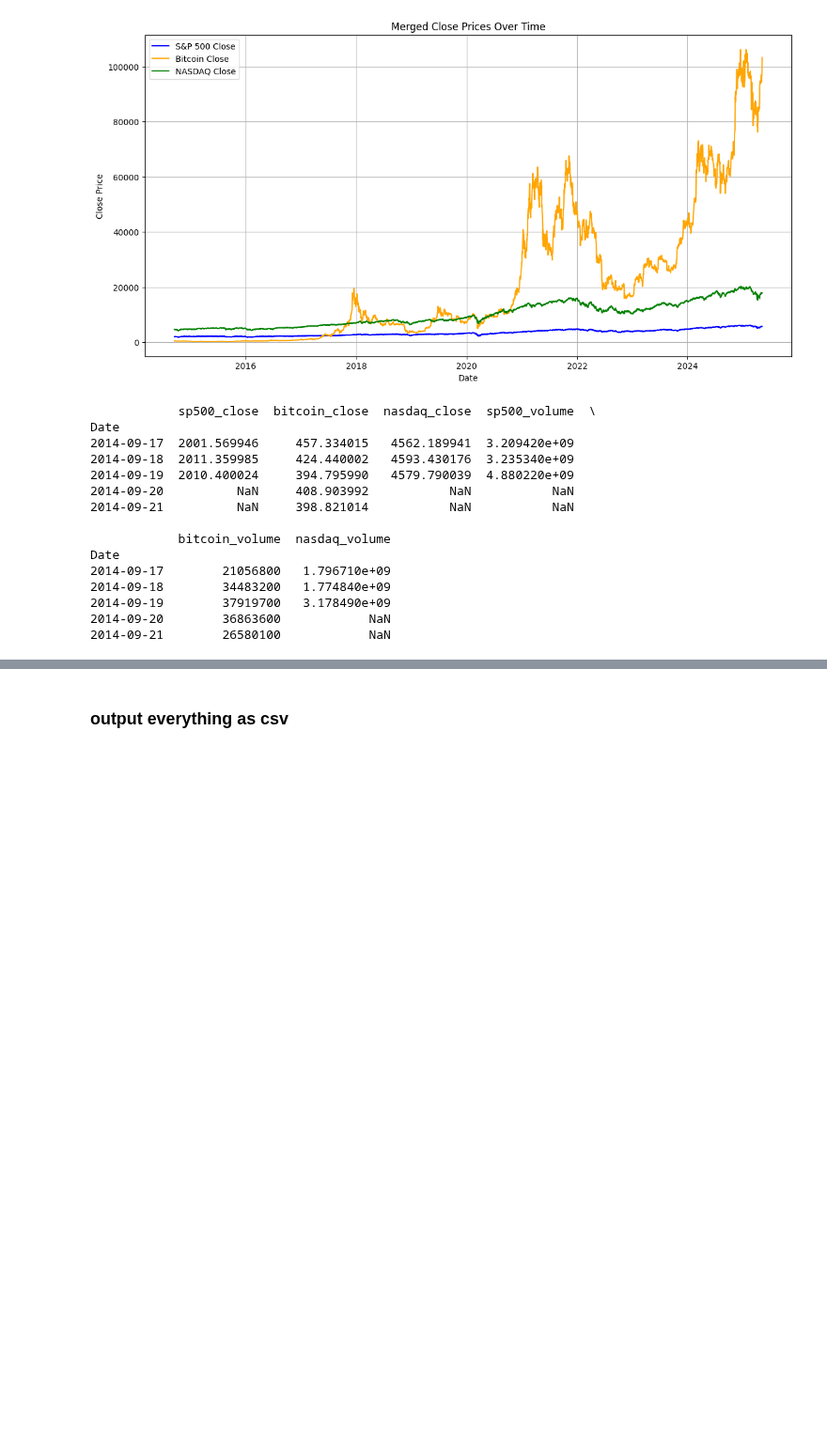
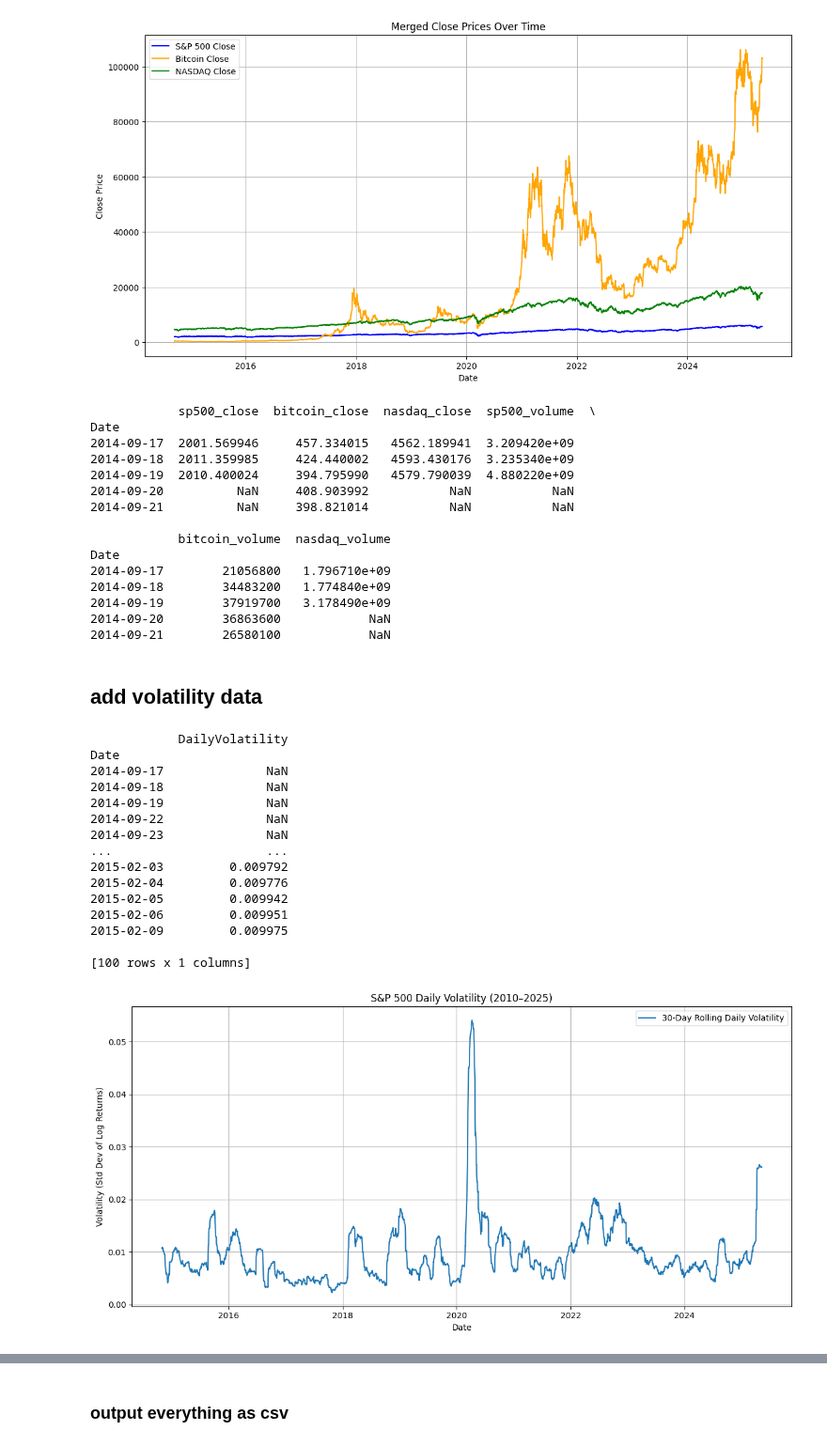
Before and after one commit to pmoll01/COIN2025_VollVertnuetelt, a Jupyter notebook: data/finance_data/finance_data_scrape.ipynb, the cells around one changed output, grey strips where cells are left out. Shown at 94% size. Drawn from its saved outputs; the diff is of its cells as text; code cells hidden in the pictures; blank space fills up the shorter version.

Commit message:
add volatility for all indices in the csv

```diff
--- a/data/finance_data/finance_data_scrape.ipynb
+++ b/data/finance_data/finance_data_scrape.ipynb
@@ -6,10 +6,10 @@
 import yfinance as yf
 
 # S&P 500 Index from Yahoo Finance
-sp500 = yf.Ticker("^GSPC")
+sp500_data = yf.Ticker("^GSPC")
 
 # Download historical data for the last 15 years
-sp500_data = sp500.history(period="15y", interval="1d")
+sp500_data = sp500_data.history(period="15y", interval="1d")
 
 #print the first few rows of the data
 print(sp500_data.head())
@@ -227,3 +227,44 @@ Date
 2014-09-19        37919700   3.178490e+09
 2014-09-20        36863600            NaN
 2014-09-21        26580100            NaN
+# %% [markdown]
+## add volatility data
+# %%
+import numpy as np
+
+# 2. Calculate daily log returns
+sp500_data['LogReturn'] = (sp500_data['sp500_close'] / sp500_data['sp500_close'].shift(1)).apply(lambda x: np.log(x))
+
+# 3. Calculate rolling daily volatility (e.g. 30-day window)
+# This gives the rolling standard deviation of daily returns
+sp500_data['DailyVolatility'] = sp500_data['LogReturn'].rolling(window=30).std()
+
+print(sp500_data[['DailyVolatility']].head(100))
+
+# 4. Plot the daily volatility
+plt.figure(figsize=(12,6))
+plt.plot(sp500_data.index, sp500_data['DailyVolatility'], label='30-Day Rolling Daily Volatility')
+plt.title('S&P 500 Daily Volatility (2010–2025)')
+plt.xlabel('Date')
+plt.ylabel('Volatility (Std Dev of Log Returns)')
+plt.legend()
+plt.grid(True)
+plt.tight_layout()
+plt.show()
+# %% [output]
+            DailyVolatility
+Date
+2014-09-17              NaN
+2014-09-18              NaN
+2014-09-19              NaN
+2014-09-22              NaN
+2014-09-23              NaN
+...                     ...
+2015-02-03         0.009792
+2015-02-04         0.009776
+2015-02-05         0.009942
+2015-02-06         0.009951
+2015-02-09         0.009975
+
+[100 rows x 1 columns]
+[figure, added]
```
Also changed, not shown: parts of 4 cells of this notebook, 1 other file.
